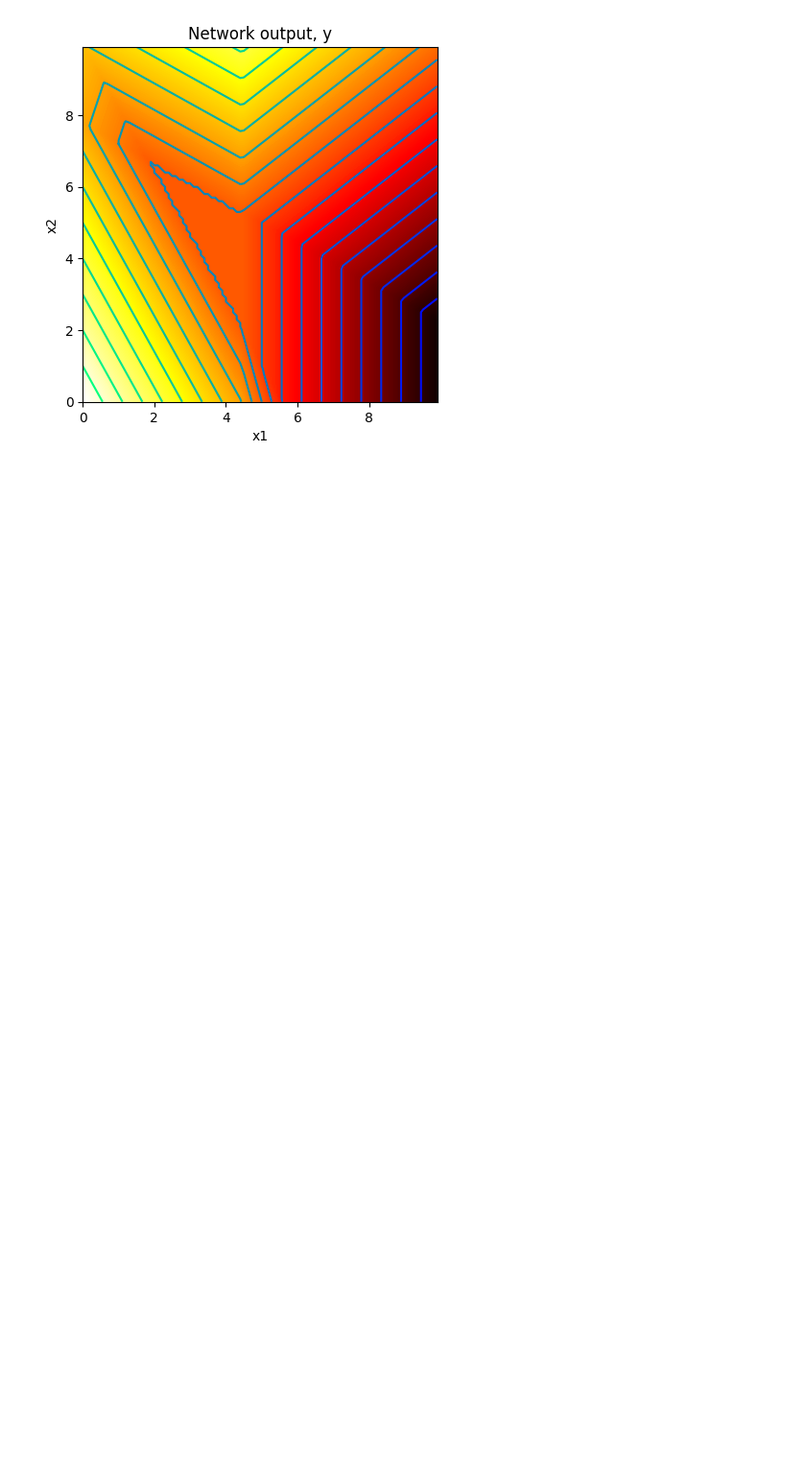
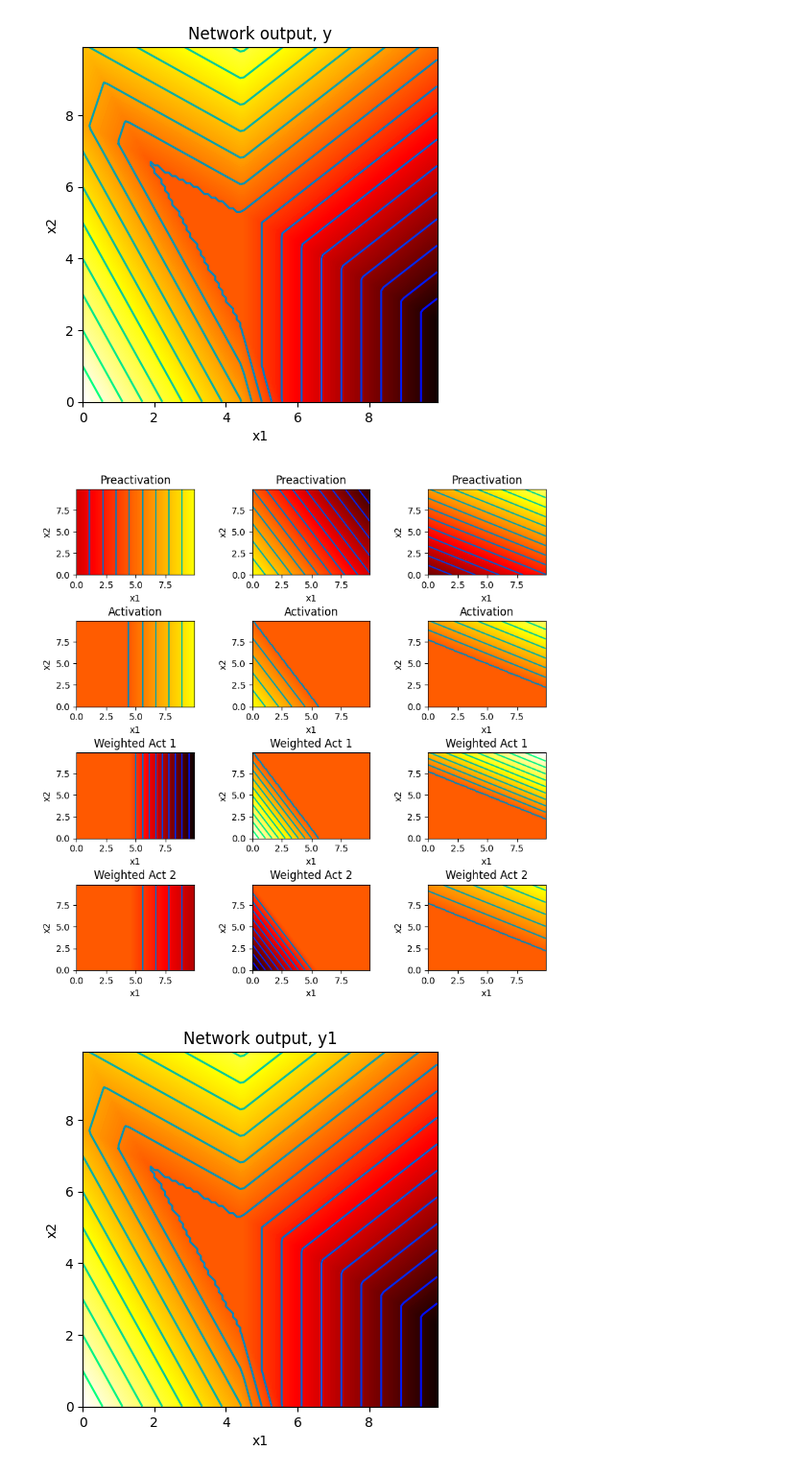
Before and after one commit to Saransh-Basu-01/Understanding-Deep-learning-, a Jupyter notebook: Shallow_Neural_Networks2.ipynb, the cells around one changed output. Shown at 96% size. Drawn from its saved outputs; the diff is of its cells as text; code cells hidden in the pictures; blank space fills up the shorter version.

```diff
--- a/Shallow_Neural_Networks2.ipynb
+++ b/Shallow_Neural_Networks2.ipynb
@@ -89,0 +123,43 @@ plot_neural_2_inputs(x1,x2, y, pre_1, pre_2, pre_3, act_1, act_2, act_3, w_act_1
+# %%
+def shallow_2_2_3(x1,x2, activation_fn, phi_10,phi_11,phi_12,phi_13, phi_20,phi_21,phi_22,phi_23, theta_10, theta_11,\
+                  theta_12, theta_20, theta_21, theta_22, theta_30, theta_31, theta_32):
+
+  # TODO -- write this function -- replace the dummy code below
+  pre_1 = theta_10+theta_11*x1+theta_12*x2
+  pre_2 = theta_20+theta_21*x1+theta_22*x2
+  pre_3 = theta_30+theta_31*x1+theta_32*x2
+  act_1 = ReLU(pre_1)
+  act_2 = ReLU(pre_2)
+  act_3 = ReLU(pre_3)
+  w_act_11 = phi_11*act_1
+  w_act_12 = phi_12*act_2
+  w_act_13 = phi_13*act_3
+  w_act_21 = phi_21*act_1
+  w_act_22 = phi_22*act_2
+  w_act_23 = phi_23*act_3
+  y1 = phi_10+w_act_11+w_act_12+w_act_13
+  y2 = phi_20+w_act_21+w_act_22+w_act_23
+
+
+  # Return everything we have calculated
+  return y1,y2, pre_1, pre_2, pre_3, act_1, act_2, act_3, w_act_11, w_act_12, w_act_13, w_act_21, w_act_22, w_act_23
+# %%
+# Now lets define some parameters and run the neural network
+theta_10 =  -4.0 ;  theta_11 = 0.9; theta_12 = 0.0
+theta_20 =  5.0  ; theta_21 = -0.9 ; theta_22 = -0.5
+theta_30 =  -7  ; theta_31 = 0.5; theta_32 = 0.9
+phi_10 = 0.0; phi_11 = -2.0; phi_12 = 2.0; phi_13 = 1.5
+phi_20 = -2.0; phi_21 = -1.0; phi_22 = -2.0; phi_23 = 0.8
+
+x1 = np.arange(0.0, 10.0, 0.1)
+x2 = np.arange(0.0, 10.0, 0.1)
+x1,x2 = np.meshgrid(x1,x2)  # https://www.geeksforgeeks.org/numpy-meshgrid-function/
+
+# We run the neural network for each of these input values
+y1, y2, pre_1, pre_2, pre_3, act_1, act_2, act_3, w_act_11, w_act_12, w_act_13, w_act_21, w_act_22, w_act_23 = \
+    shallow_2_2_3(x1,x2, ReLU, phi_10,phi_11,phi_12,phi_13, phi_20,phi_21,phi_22,phi_23, theta_10, theta_11, theta_12, theta_20, theta_21, theta_22, theta_30, theta_31, theta_32)
+# And then plot it
+plot_neural_2_inputs_2_outputs(x1,x2, y1, y2, pre_1, pre_2, pre_3, act_1, act_2, act_3, w_act_11, w_act_12, w_act_13, w_act_21, w_act_22, w_act_23)
+# %% [output]
+[figure, added]
+[figure, added]
```
Also changed, not shown: parts of 2 cells of this notebook.
